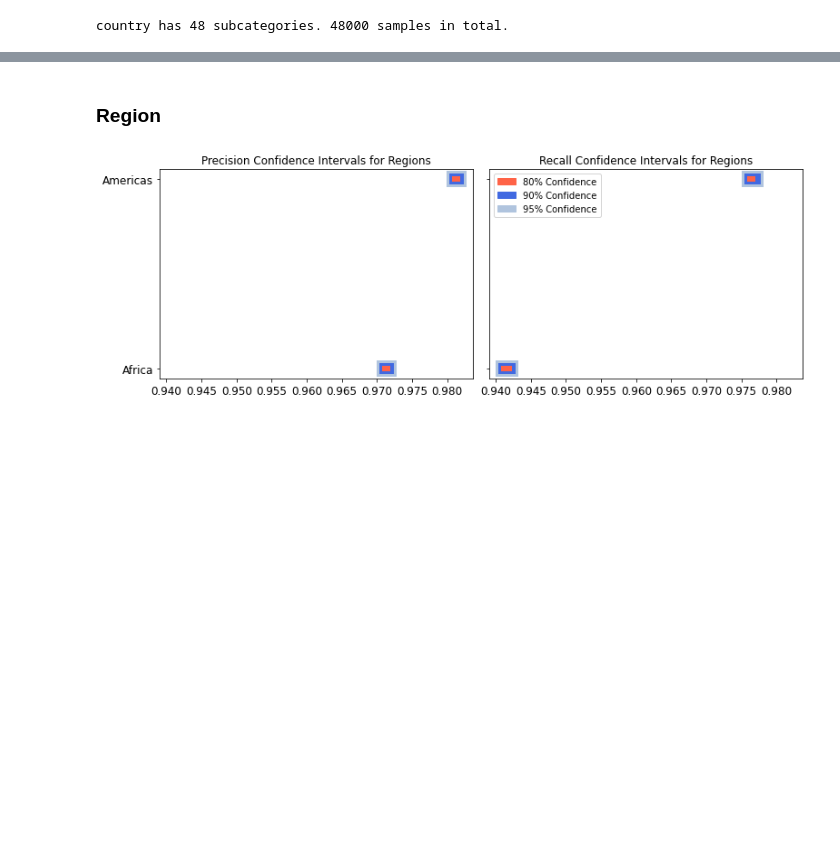
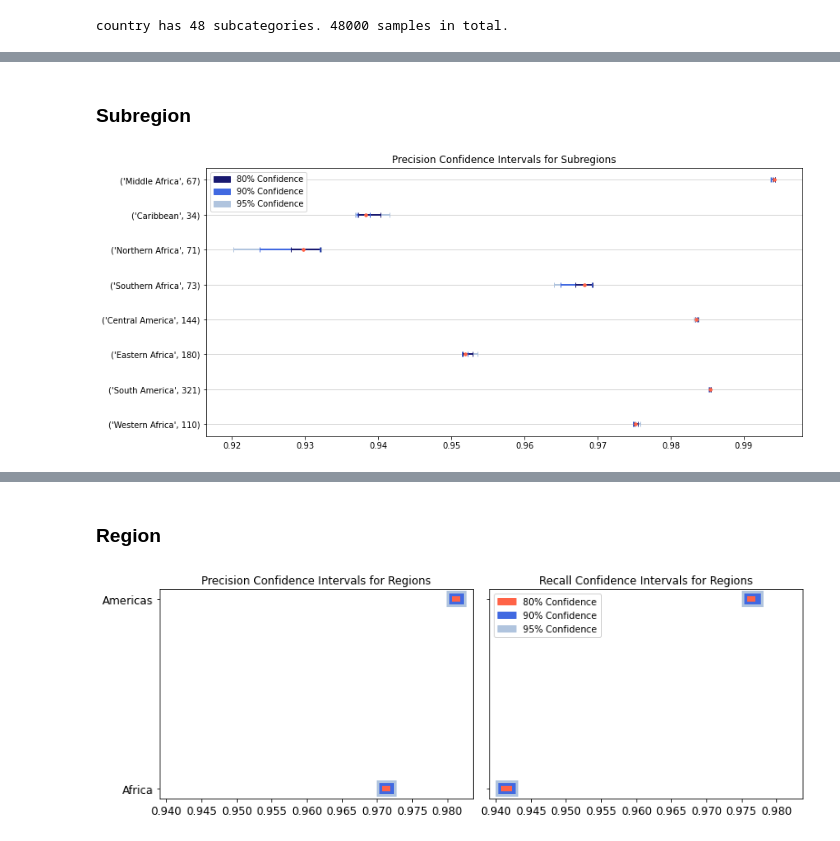
Before and after one commit to wri/sentinel-tree-cover, a Jupyter notebook: notebooks/analysis/validation-analysis.ipynb, the cells around one changed output, grey strips where cells are left out. Drawn from its saved outputs; the diff is of its cells as text; code cells hidden in the pictures; blank space fills up the shorter version.

```diff
--- a/notebooks/analysis/validation-analysis.ipynb
+++ b/notebooks/analysis/validation-analysis.ipynb
@@ -252,0 +396,30 @@ country has 48 subcategories. 48000 samples in total.
+# %% [markdown]
+### Subregion
+# %%
+plt.figure(figsize=(13,6))
+
+x = subregion_conf.precision
+y = subregion_conf.category
+
+# define precalculated error bars
+p_lower_95 = subregion_conf['precision'] - subregion_conf['p_lower_95']
+p_upper_95 = subregion_conf['p_upper_95'] - subregion_conf['precision']
+p_lower_90 = subregion_conf['precision'] - subregion_conf['p_lower_90']
+p_upper_90 = subregion_conf['p_upper_80'] - subregion_conf['precision']
+p_lower_80 = subregion_conf['precision'] - subregion_conf['p_lower_80']
+p_upper_80 = subregion_conf['p_upper_90'] - subregion_conf['precision']
+
+plt.errorbar(x, y, xerr=[p_lower_95, p_upper_95], fmt='.', ecolor='lightsteelblue', elinewidth=2, markerfacecolor='tomato', markeredgecolor='tomato', capsize=3)
+plt.errorbar(x, y, xerr=[p_lower_90, p_upper_90], fmt='.', ecolor='royalblue', elinewidth=2, markerfacecolor='tomato', markeredgecolor='tomato', capsize=3)
+plt.errorbar(x, y, xerr=[p_lower_80, p_upper_80], fmt='.', ecolor='midnightblue', elinewidth=2, markerfacecolor='tomato', markeredgecolor='tomato', capsize=3)
+
+plt.title("Precision Confidence Intervals for Subregions")
+plt.grid(axis='y', linestyle='-', linewidth=.5)
+plt.yticks(range(len(subregion_conf)), zip(subregion_conf.category, subregion_conf.num_samples))
+
+ci80 = mpatches.Patch(color='midnightblue', label='80% Confidence')
+ci90 = mpatches.Patch(color='royalblue', label='90% Confidence')
+ci95 = mpatches.Patch(color='lightsteelblue', label='95% Confidence')
+plt.legend(handles=[ci80, ci90, ci95], loc='best');
+# %% [output]
+[figure, added]
```
Also changed, not shown: parts of 19 cells of this notebook.
